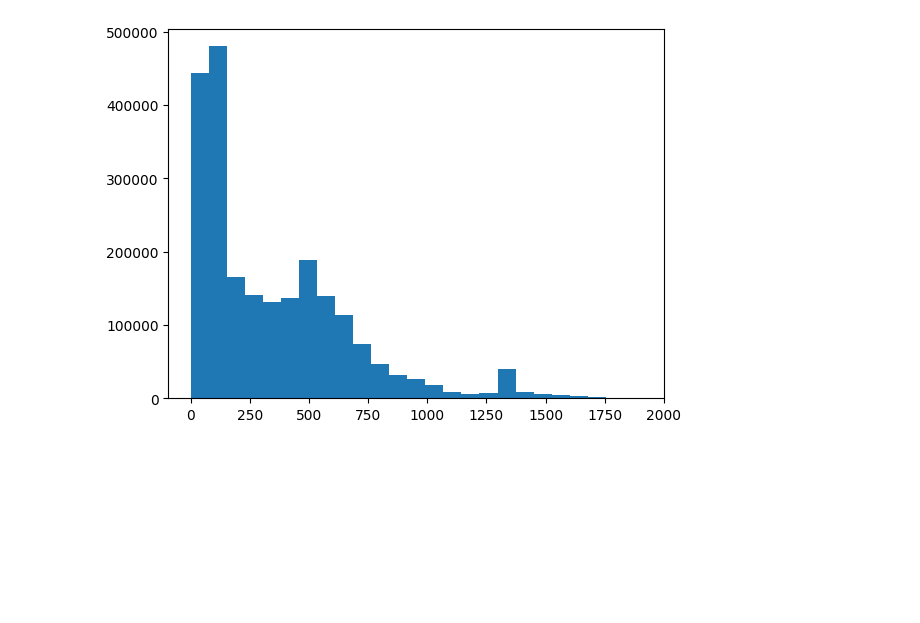
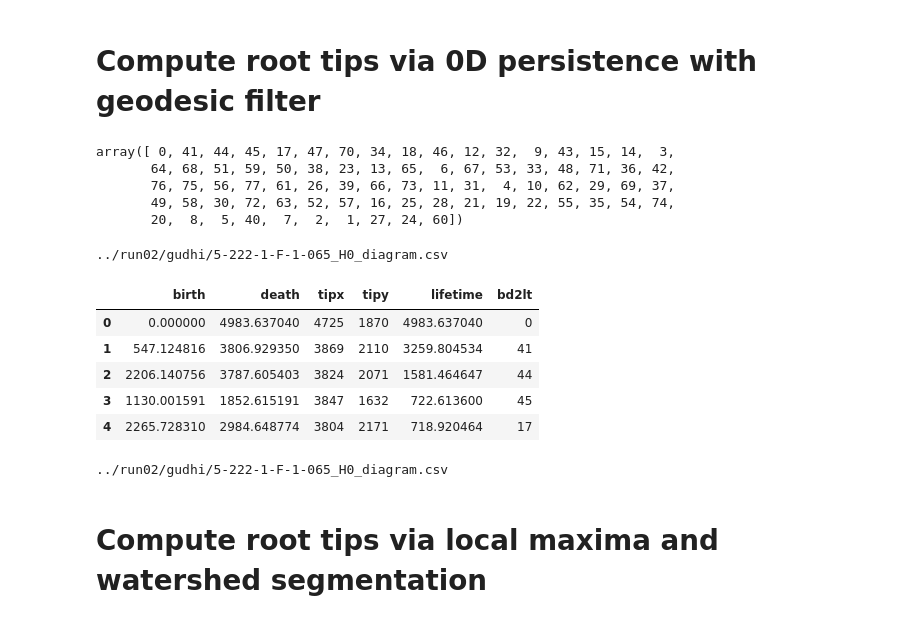
Before and after one commit to ejamezquita/root_necrosis, a Jupyter notebook: jupyter/01_image_preparation.ipynb, the cells around one changed output. Cells and saved outputs as stored; diff of their text form; code cells hidden in the pictures; blank space fills up the shorter version.

```diff
--- a/jupyter/01_image_preparation.ipynb
+++ b/jupyter/01_image_preparation.ipynb
@@ -189,4 +206,69 @@ fig.tight_layout()
-# %%
-plt.hist(ddt[ddt > 0], bins=25);
-# %% [output]
-[figure, removed]
+# %% [markdown]
+# Compute root tips via 0D persistence with geodesic filter
+# %%
+bd2lt
+# %% [output]
+array([ 0, 41, 44, 45, 17, 47, 70, 34, 18, 46, 12, 32,  9, 43, 15, 14,  3,
+       64, 68, 51, 59, 50, 38, 23, 13, 65,  6, 67, 53, 33, 48, 71, 36, 42,
+       76, 75, 56, 77, 61, 26, 39, 66, 73, 11, 31,  4, 10, 62, 29, 69, 37,
+       49, 58, 30, 72, 63, 52, 57, 16, 25, 28, 21, 19, 22, 55, 35, 54, 74,
+       20,  8,  5, 40,  7,  2,  1, 27, 24, 60])
+# %%
+filename = gdst + bname + '_H0_diagram.csv'
+print(filename)
+
+if not os.path.isfile(filename):
+    inv = np.max(gdt) - gdt
+    cc = gd.CubicalComplex(top_dimensional_cells = inv)
+    pers = cc.persistence(homology_coeff_field=2, min_persistence=100)
+    cof = cc.cofaces_of_persistence_pairs()
+    print(len(cof), len(cof[0]), len(cof[0][0]))
+    print(len(cof), len(cof[0]), len(cof[0][1]))
+    print(len(cof), len(cof[1]), len(cof[1][0]))
+
+    tipx = np.hstack((cof[1][0][0]%gdt.shape[0], cof[0][0][:,0]%gdt.shape[0]))
+    tipy = np.hstack((cof[1][0][0]//gdt.shape[0], cof[0][0][:,0]//gdt.shape[0]))
+
+    bd = pers2numpy(pers)
+    bd = np.atleast_2d(bd[np.all(bd < np.inf, axis=1), :]).squeeze()
+    bd0 = bd[bd[:,0] == 0, 1:]
+    bd0 = np.vstack(([0,np.max(gdt)], bd0))
+
+    lt = bd0[:,1] - bd0[:,0]
+    for i in [0,1]:
+        print(i,np.sum(bd[:,0] == i), sep='\t')
+
+    bd2lt = np.zeros(len(tipx), dtype=int)
+    for i in range(len(tipx)):
+        bd2lt[i] = np.argmin(np.abs(bd0[:,0] - inv[tipx[i], tipy[i]]))
+
+    birthdeath = pd.DataFrame(bd0, columns=['birth','death'])
+    birthdeath['tipx'] = tipx
+    birthdeath['tipy'] = tipy
+    birthdeath['lifetime'] = lt
+    birthdeath['bd2lt'] = bd2lt
+    birthdeath.to_csv(filename, index=False)
+
+birthdeath = pd.read_csv(filename)
+birthdeath.head()
+# %% [output]
+../run02/gudhi/5-222-1-F-1-065_H0_diagram.csv
+|  | birth | death | tipx | tipy | lifetime | bd2lt |
+| 0 | 0.000000 | 4983.637040 | 4725 | 1870 | 4983.637040 | 0 |
+| 1 | 547.124816 | 3806.929350 | 3869 | 2110 | 3259.804534 | 41 |
+| 2 | 2206.140756 | 3787.605403 | 3824 | 2071 | 1581.464647 | 44 |
+| 3 | 1130.001591 | 1852.615191 | 3847 | 1632 | 722.613600 | 45 |
+| 4 | 2265.728310 | 2984.648774 | 3804 | 2171 | 718.920464 | 17 |
+# %%
+filename = gdst + bname + '_H0_diagram.csv'
+print(filename)
+birthdeath = pd.DataFrame(bd0, columns=['birth','death'])
+birthdeath['tipx'] = tipx
+birthdeath['tipy'] = tipy
+birthdeath['lifetime'] = lt
+birthdeath['bd2lt'] = bd2lt
+birthdeath.to_csv(filename, index=False)
+# %% [output]
+../run02/gudhi/5-222-1-F-1-065_H0_diagram.csv
+# %% [markdown]
+# Compute root tips via local maxima and watershed segmentation
```
Also changed, not shown: parts of 18 cells of this notebook.
